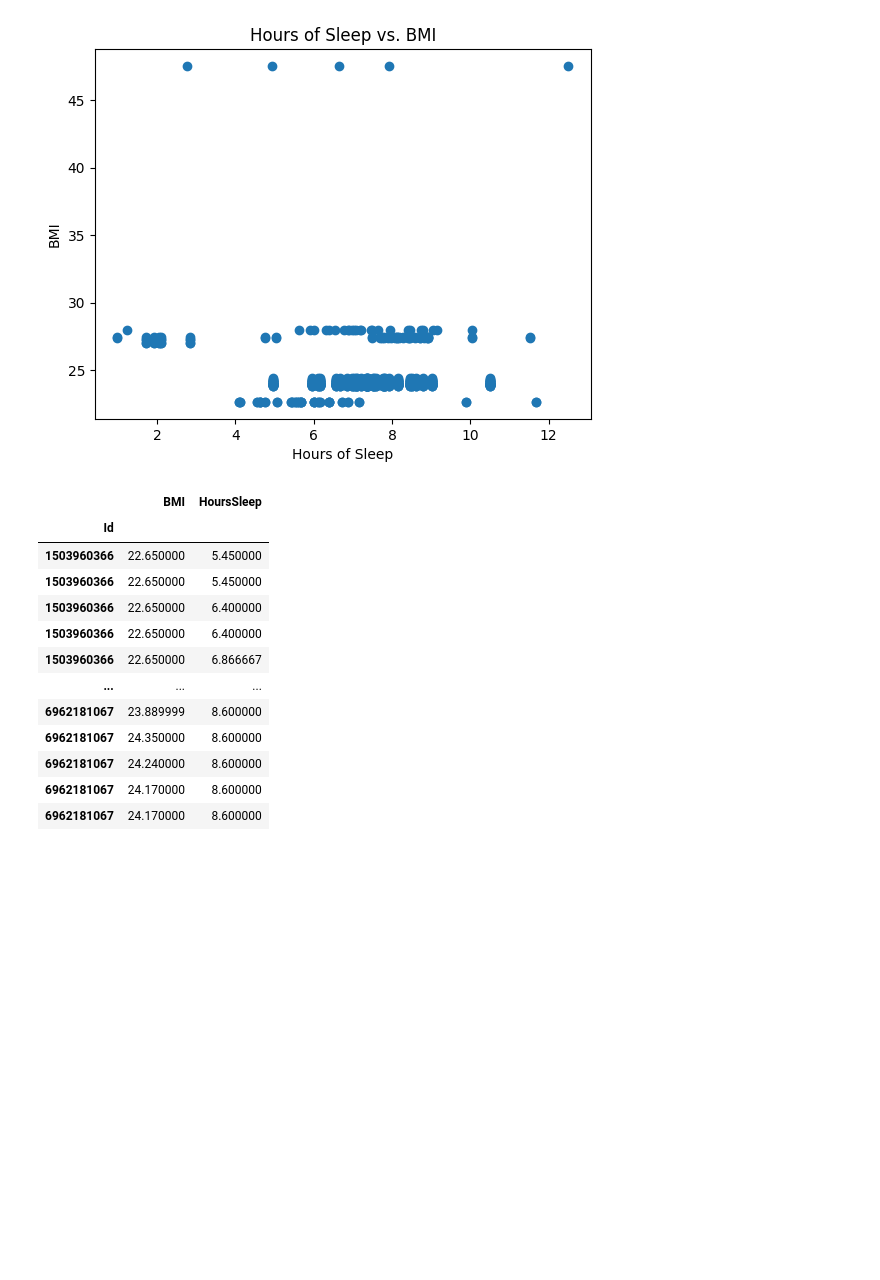
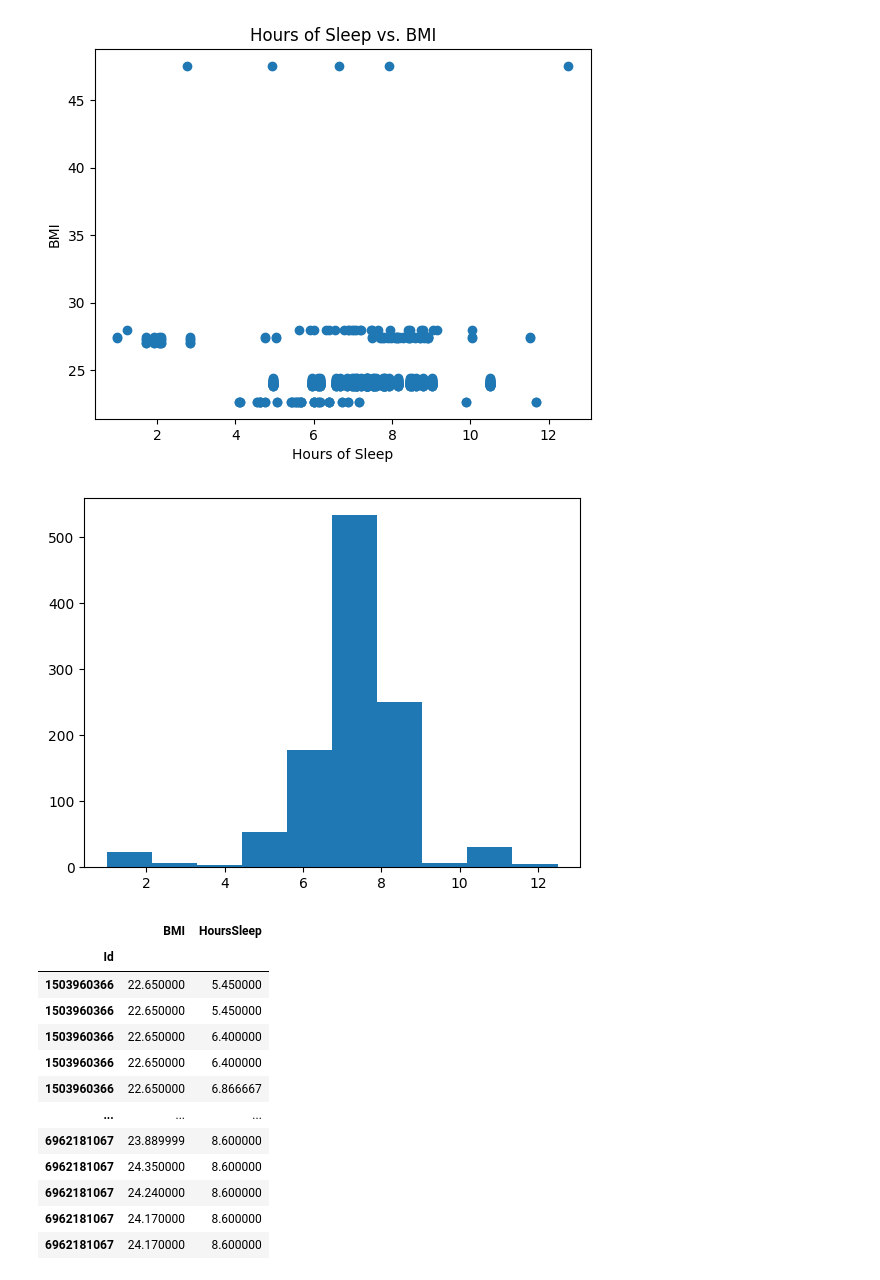
Before and after one commit to caitepley/Group1-Project1, a Jupyter notebook: main.ipynb, the cells around one changed output. Saved outputs shown, nothing was run; the diff lists cells and outputs as text; code cells hidden in the pictures; blank space fills up the shorter version.

```diff
--- a/main.ipynb
+++ b/main.ipynb
@@ -121,6 +122,11 @@ plt.ylabel('BMI')
 plt.show()
 # %% [output]
 [figure]
+# %%
+plt.hist(sleep_weight['HoursSleep'])
+plt.show()
+# %% [output]
+[figure, added]
 # %%
 # set index to participant ID
 sleep_weight = sleep_weight.reset_index().set_index('Id')
```
Also changed, not shown: parts of 1 cell of this notebook.
